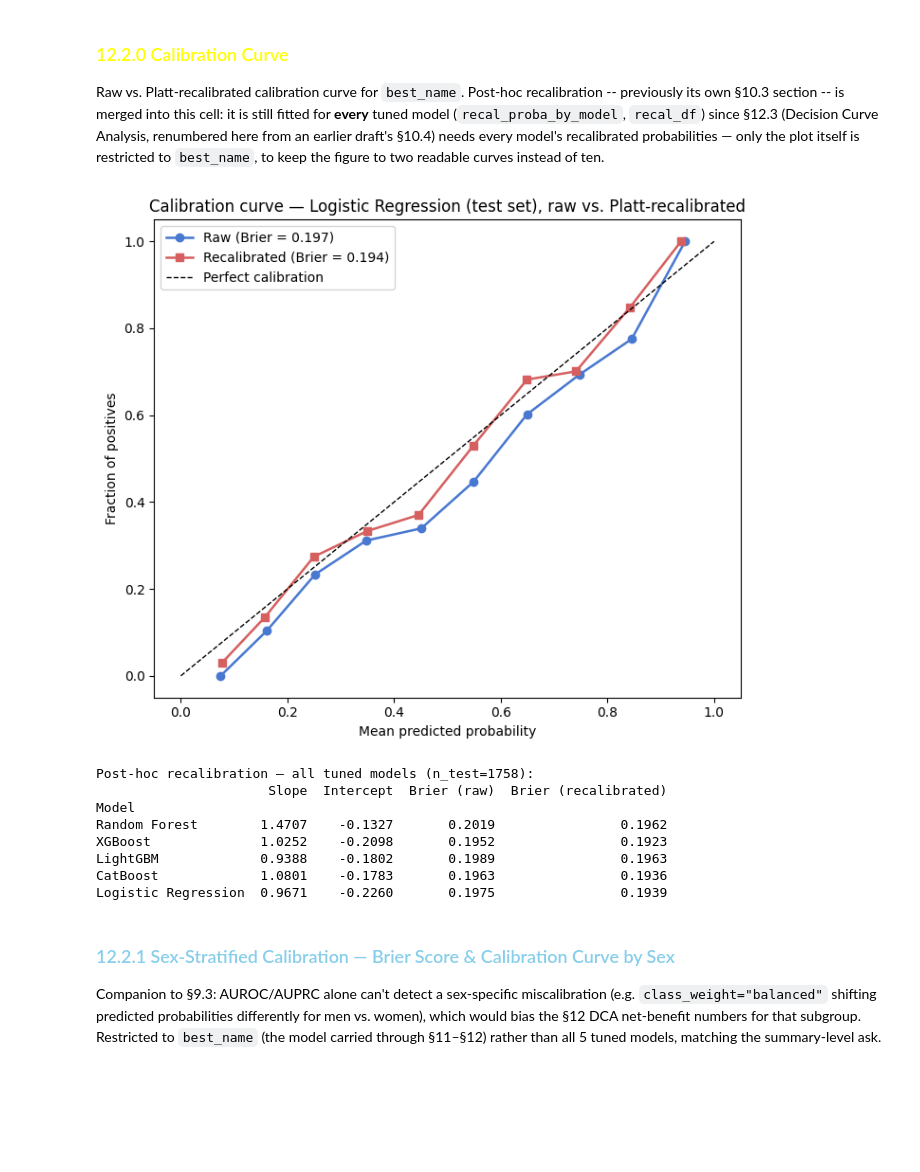
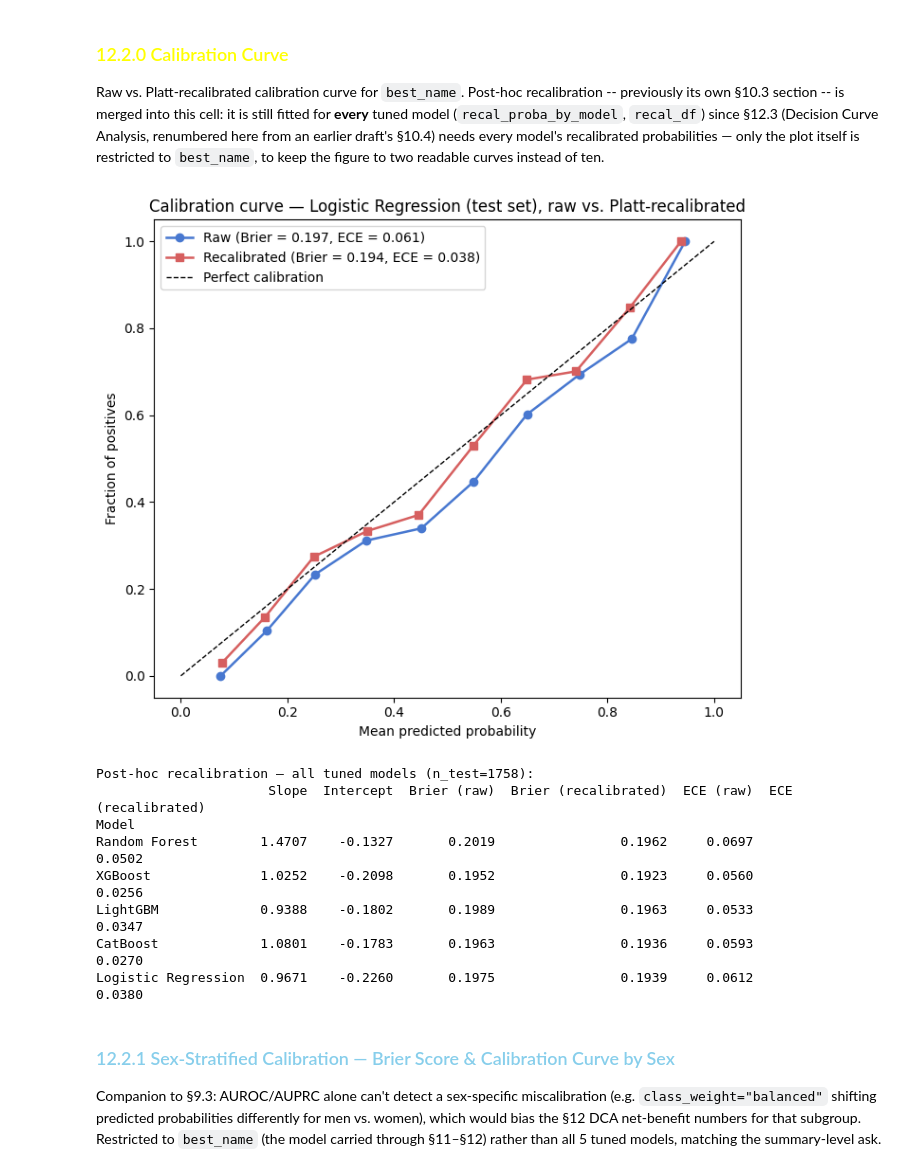
Before and after one commit to kimyonghan766/knhanes-tooth-loss-classifier, a Jupyter notebook: Main/final(65+).ipynb, the cells around one changed output. Drawn from its saved outputs; the diff is of its cells as text; code cells hidden in the pictures; blank space fills up the shorter version.

```diff
--- a/Main/final(65+).ipynb
+++ b/Main/final(65+).ipynb
@@ -958,6 +958,7 @@ ord_vars = {
     "HE_Upro" : "Proteinuria Severity (0–5)",
     "BP1"     : "Perceived Stress (1=High → 4=Low)",
     "L_BR_FQ" : "Breakfast Frequency (1=Daily → 4=Rarely)",
+    "OR1"     : "Self-Rated Oral Health (1=Very good → 5=Very poor)",
 }
 
 # ── Table-1 scopes ───────────────────────────────────────────────────────────
@@ -3240,6 +3243,28 @@ from sklearn.linear_model import LogisticRegression
 def _logit(p, eps=1e-6):
     p = np.clip(p, eps, 1 - eps)
     return np.log(p / (1 - p))
+
+def _ece(y_true, y_prob, sample_weight=None, n_bins=10):
+    # Expected Calibration Error -- uniform [0, 1] bins. Survey-weighted (sample_weight)
+    # so it sits on the same footing as the Brier columns below; the plotted calibration
+    # CURVE stays unweighted (calibration_curve takes no weights), the same split noted
+    # for Brier further down. Per-bin weight = share of (weighted) samples landing in it.
+    y_true = np.asarray(y_true, dtype=float)
+    y_prob = np.asarray(y_prob, dtype=float)
+    w = np.ones_like(y_prob) if sample_weight is None else np.asarray(sample_weight, dtype=float)
+    edges = np.linspace(0.0, 1.0, n_bins + 1)
+    b_idx = np.clip(np.digitize(y_prob, edges[1:-1]), 0, n_bins - 1)
+    total_w = w.sum()
+    ece = 0.0
+    for b in range(n_bins):
+        m = b_idx == b
+        w_b = w[m].sum()
+        if w_b == 0:
+            continue
+        conf = np.average(y_prob[m], weights=w[m])
+        acc = np.average(y_true[m], weights=w[m])
+        ece += (w_b / total_w) * abs(acc - conf)
+    return ece
 
 recal_rows = []
 recal_proba_by_model = {}
@@ -3266,47 +3291,51 @@ for name, model in fitted_models.items():
         # unweighted training OOF probabilities, since fitting stays unweighted throughout.
         "Brier (raw)": brier_score_loss(y_test, proba_raw, sample_weight=w_test_arr),
         "Brier (recalibrated)": brier_score_loss(y_test, proba_recal, sample_weight=w_test_arr),
+        "ECE (raw)": _ece(y_test, proba_raw, sample_weight=w_test_arr),
+        "ECE (recalibrated)": _ece(y_test, proba_recal, sample_weight=w_test_arr),
     })
 
 recal_df = pd.DataFrame(recal_rows).set_index("Model")
 
 # ── Plot: best_name only, raw vs. Platt-recalibrated ──────────────────────────────
 # calibration_curve accepts no sample_weight, so the plotted CURVES are unweighted
-# (sample-level) while the Brier scores in the legend are survey-weighted -- the two are
-# not on the same footing.
+# (sample-level) while the Brier / ECE scores in the legend are survey-weighted -- the two
+# are not on the same footing.
 proba_best_raw = best_model.predict_proba(X_test)[:, 1]
 proba_best_recal = recal_proba_by_model[best_name]
 brier_raw = brier_score_loss(y_test, proba_best_raw, sample_weight=w_test_arr)
 brier_recal = brier_score_loss(y_test, proba_best_recal, sample_weight=w_test_arr)
+ece_raw = _ece(y_test, proba_best_raw, sample_weight=w_test_arr)
+ece_recal = _ece(y_test, proba_best_recal, sample_weight=w_test_arr)
 
 prob_true_raw, prob_pred_raw = calibration_curve(y_test, proba_best_raw, n_bins=10, strategy='uniform')
 prob_true_recal, prob_pred_recal = calibration_curve(y_test, proba_best_recal, n_bins=10, strategy='uniform')
 
 fig, ax = plt.subplots(figsize=(7, 6))
 ax.plot(prob_pred_raw, prob_true_raw, marker='o', linewidth=1.8, color='#4878d0',
-        label=f'Raw (Brier = {brier_raw:.3f})')
+        label=f'Raw (Brier = {brier_raw:.3f}, ECE = {ece_raw:.3f})')
 ax.plot(prob_pred_recal, prob_true_recal, marker='s', linewidth=1.8, color='#d65f5f',
-        label=f'Recalibrated (Brier = {brier_recal:.3f})')
+        label=f'Recalibrated (Brier = {brier_recal:.3f}, ECE = {ece_recal:.3f})')
 ax.plot([0, 1], [0, 1], 'k--', linewidth=1, label='Perfect calibration')
 ax.set_xlabel('Mean predicted probability')
 ax.set_ylabel('Fraction of positives')
 ax.set_title(f'Calibration curve — {best_name} (test set), raw vs. Platt-recalibrated')
 ax.legend(loc='upper left')
 plt.tight_layout()
 plt.show()
 
 print(f"\nPost-hoc recalibration — all tuned models (n_test={len(y_test)}):")
 print(recal_df.round(4).to_string())
 # %% [output]
-[figure, old version]
+[figure, new version]
 Post-hoc recalibration — all tuned models (n_test=1758):
-                      Slope  Intercept  Brier (raw)  Brier (recalibrated)
+                      Slope  Intercept  Brier (raw)  Brier (recalibrated)  ECE (raw)  ECE (recalibrated)
 Model
-Random Forest        1.4707    -0.1327       0.2019                0.1962
-XGBoost              1.0252    -0.2098       0.1952                0.1923
-LightGBM             0.9388    -0.1802       0.1989                0.1963
-CatBoost             1.0801    -0.1783       0.1963                0.1936
-Logistic Regression  0.9671    -0.2260       0.1975                0.1939
+Random Forest        1.4707    -0.1327       0.2019                0.1962     0.0697              0.0502
+XGBoost              1.0252    -0.2098       0.1952                0.1923     0.0560              0.0256
+LightGBM             0.9388    -0.1802       0.1989                0.1963     0.0533              0.0347
+CatBoost             1.0801    -0.1783       0.1963                0.1936     0.0593              0.0270
+Logistic Regression  0.9671    -0.2260       0.1975                0.1939     0.0612              0.0380
 # %% [markdown]
 <h3 style="color:#87CEEB";> 12.2.1 Sex-Stratified Calibration — Brier Score & Calibration Curve by Sex </h3>
 
```
Also changed, not shown: parts of 3 cells of this notebook, 2 other files.
